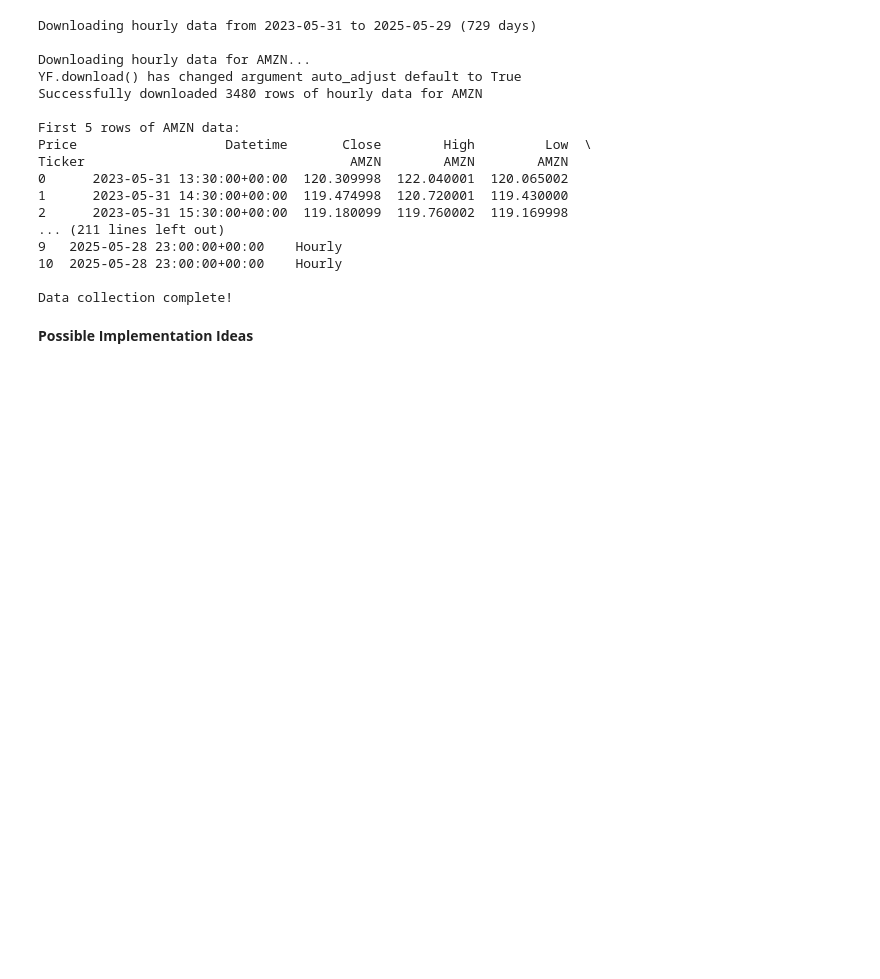
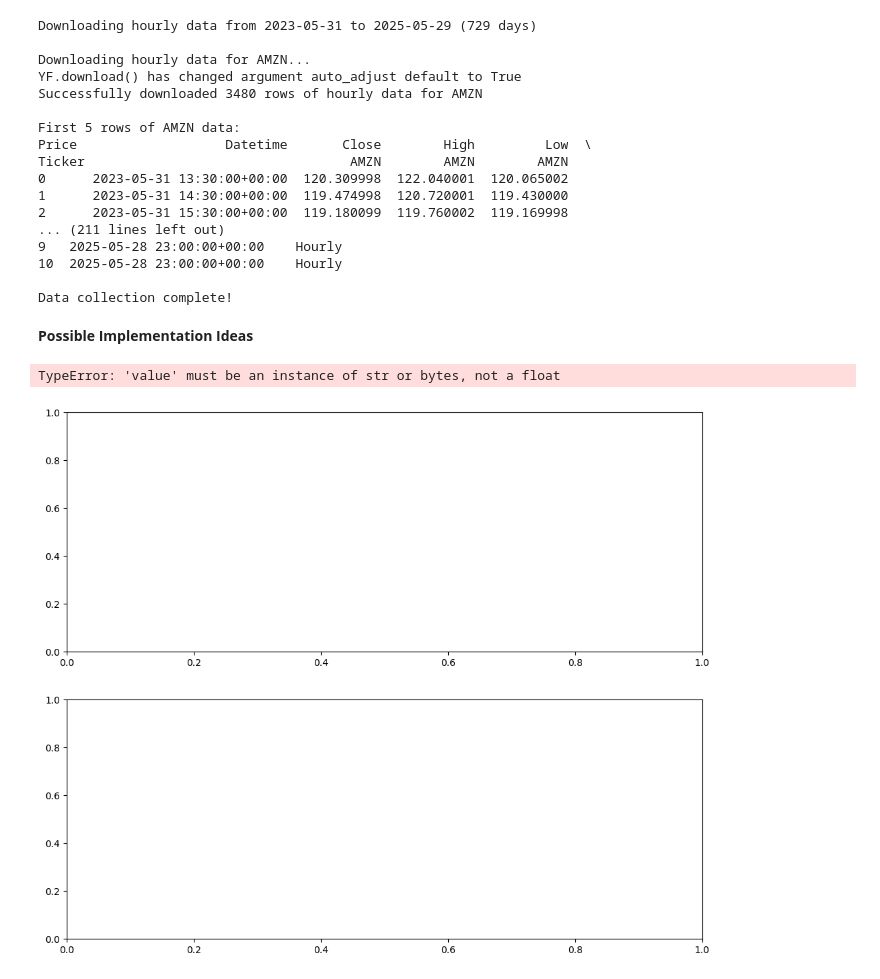
Before and after one commit to vasco-s-pereira/Stock-Agente, a Jupyter notebook: HackathonChallenge.ipynb, the cells around one changed output. Drawn from its saved outputs; the diff is of its cells as text; code cells hidden in the pictures; blank space fills up the shorter version.

Commit message:
Implement feature X to enhance user experience and optimize performance

```diff
--- a/HackathonChallenge.ipynb
+++ b/HackathonChallenge.ipynb
@@ -31,5 +38,7 @@ streamlit 1.30.0 requires protobuf<5,>=3.20, but you have protobuf 5.29.5 which
 # %% [markdown]
 **Data Fetching**
+# %%
+DATA_PATH = 'data/'
 # %%
 import yfinance as yf
 import pandas as pd
@@ -160,13 +169,3 @@ Ticker                                  AMZN        AMZN        AMZN
 Data collection complete!
 # %% [markdown]
 **Possible Implementation Ideas**
-# %%
-# Perform basic data exploration
-def explore_data(data):
-    """Generate basic statistics and visualizations of the market data."""
-    # Example steps:
-    # - Print summary statistics
-    # - Plot closing prices over time
-    # - Identify any outliers or anomalies
-
-    return None
@@ -173,3 +220,9 @@ def explore_data(data):
+# %%
+amzn_data = pd.read_csv(DATA_PATH + 'AMZN_hourly.csv', skiprows=[1])
+explore_data(amzn_data, symbol_name='Amazon (AMZN)')
+# %% [output]
+TypeError: 'value' must be an instance of str or bytes, not a float
+[figure, added]
 # %%
 # Visualize technical indicators
 def visualize_indicators(data):
```
Also changed, not shown: parts of 4 cells of this notebook.
